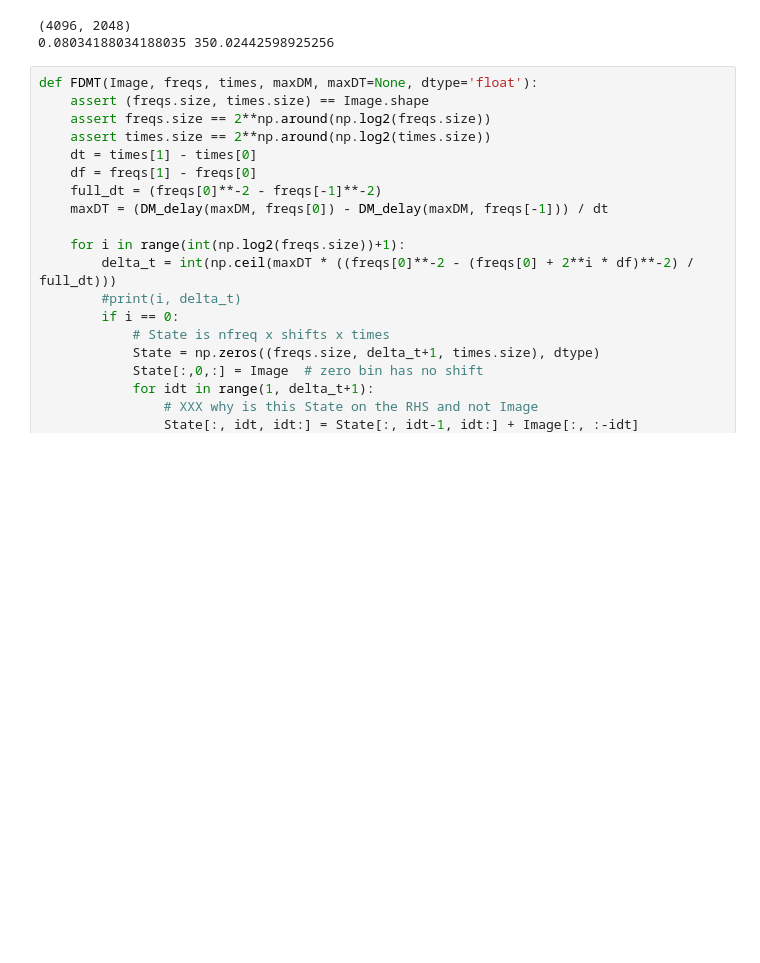
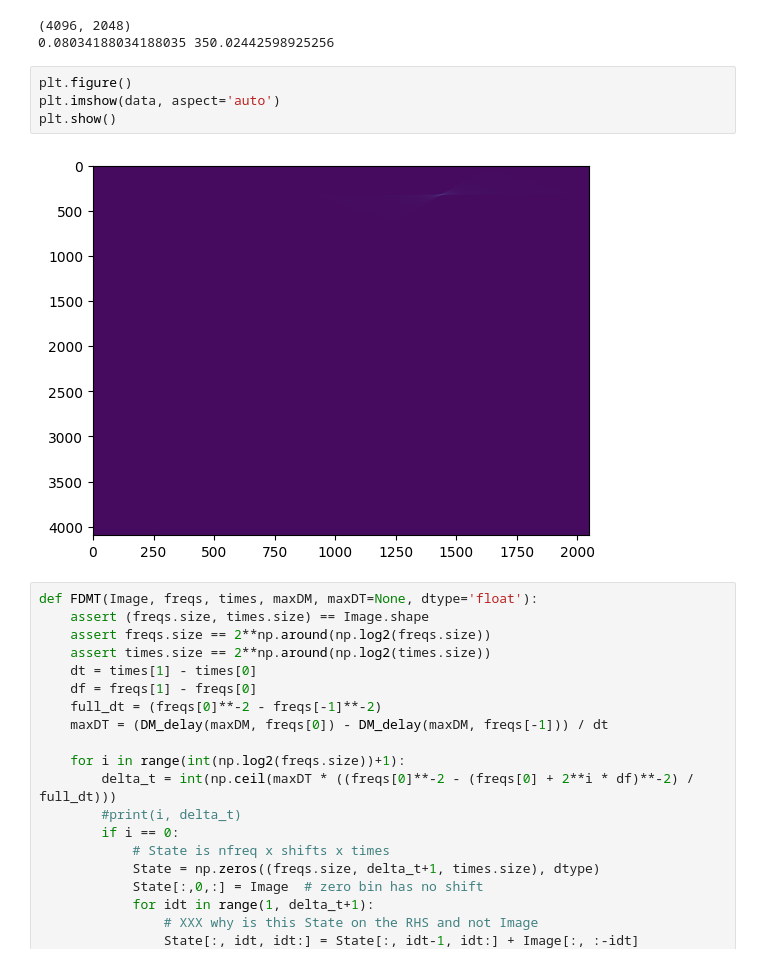
Before and after one commit to darbymccauley/Leuschner_FRB_Detection, a Jupyter notebook: notebooks/fdmt_homebrew.ipynb, the cells around one changed output. Saved outputs shown, nothing was run; the diff lists cells and outputs as text; blank space fills up the shorter version.

```diff
--- a/notebooks/fdmt_homebrew.ipynb
+++ b/notebooks/fdmt_homebrew.ipynb
@@ -206,6 +203,12 @@ print(times[t0], np.linspace(0, maxDM, NFREQ)[dm0])
 # %% [output]
 (4096, 2048)
 0.08034188034188035 350.02442598925256
+# %%
+plt.figure()
+plt.imshow(data, aspect='auto')
+plt.show()
+# %% [output]
+[figure, added]
 # %%
 def FDMT(Image, freqs, times, maxDM, maxDT=None, dtype='float'):
     assert (freqs.size, times.size) == Image.shape
```
Also changed, not shown: parts of 2 cells of this notebook, 2 other files.
